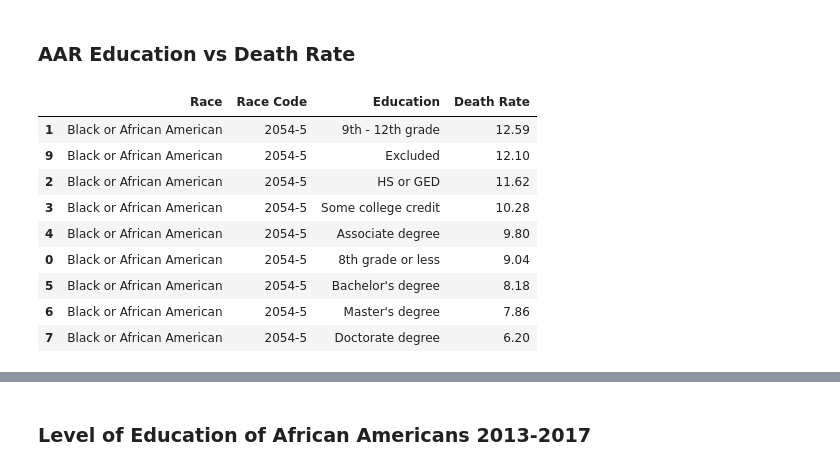
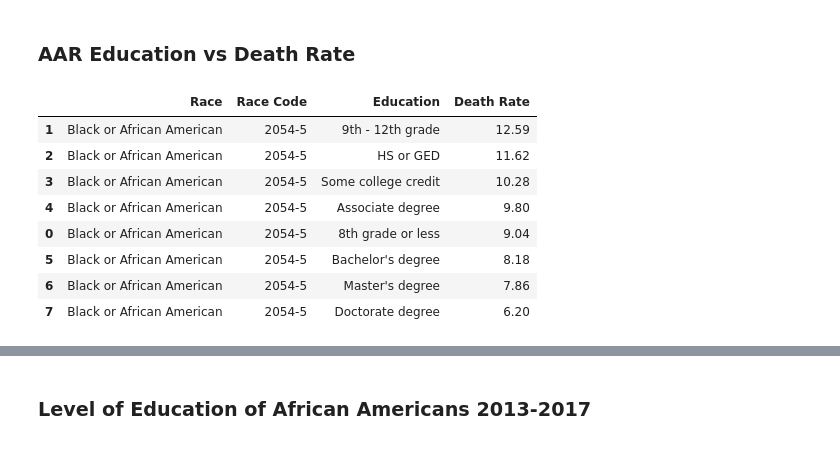
Before and after one commit to jasminajovanovic/IMR, a Jupyter notebook: IMR_by_education.ipynb, the cells around one changed output, grey strips where cells are left out. Cells and saved outputs as stored; diff of their text form; code cells hidden in the pictures.

```diff
--- a/IMR_by_education.ipynb
+++ b/IMR_by_education.ipynb
@@ -331,16 +333,17 @@ aareducation_df = pd.read_csv(aareducation, encoding="ISO-8859-1")
 aareducation_sorted =aareducation_df.sort_values(["Death Rate"],ascending=False)
 # %%
 exclude_unknown_aar = aareducation_sorted.loc[aareducation_sorted['Education']!= "Unknown/Not on certificate"]
-exclude_unknown_aar
-# %% [output]
-|  | Race | Race Code | Education | Death Rate |
-| 1 | Black or African American | 2054-5 | 9th - 12th grade | 12.59 |
-| 9 | Black or African American | 2054-5 | Excluded | 12.10 |
-| 2 | Black or African American | 2054-5 | HS or GED | 11.62 |
-| 3 | Black or African American | 2054-5 | Some college credit | 10.28 |
-| 4 | Black or African American | 2054-5 | Associate degree | 9.80 |
-| 0 | Black or African American | 2054-5 | 8th grade or less | 9.04 |
-| 5 | Black or African American | 2054-5 | Bachelor's degree | 8.18 |
-| 6 | Black or African American | 2054-5 | Master's degree | 7.86 |
-| 7 | Black or African American | 2054-5 | Doctorate degree | 6.20 |
+# %%
+exclude_excluded_aar = exclude_unknown_aar.loc[exclude_unknown_aar['Education']!= "Excluded"]
+exclude_excluded_aar
+# %% [output]
+|  | Race | Race Code | Education | Death Rate |
+| 1 | Black or African American | 2054-5 | 9th - 12th grade | 12.59 |
+| 2 | Black or African American | 2054-5 | HS or GED | 11.62 |
+| 3 | Black or African American | 2054-5 | Some college credit | 10.28 |
+| 4 | Black or African American | 2054-5 | Associate degree | 9.80 |
+| 0 | Black or African American | 2054-5 | 8th grade or less | 9.04 |
+| 5 | Black or African American | 2054-5 | Bachelor's degree | 8.18 |
+| 6 | Black or African American | 2054-5 | Master's degree | 7.86 |
+| 7 | Black or African American | 2054-5 | Doctorate degree | 6.20 |
 # %%
```
Also changed, not shown: parts of 6 cells of this notebook, 5 other files.
